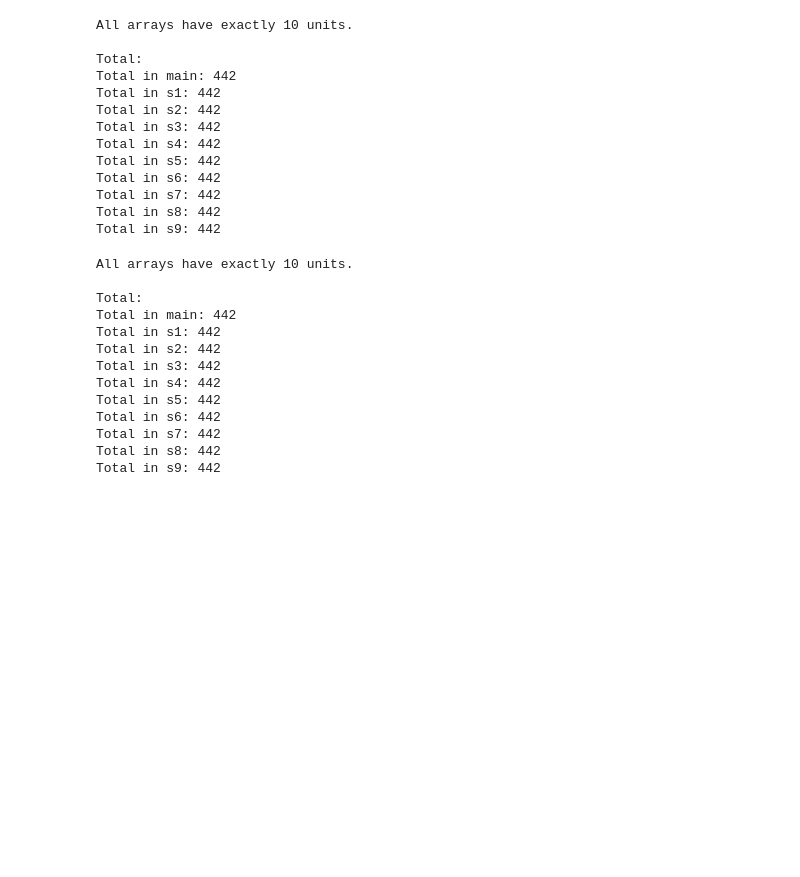
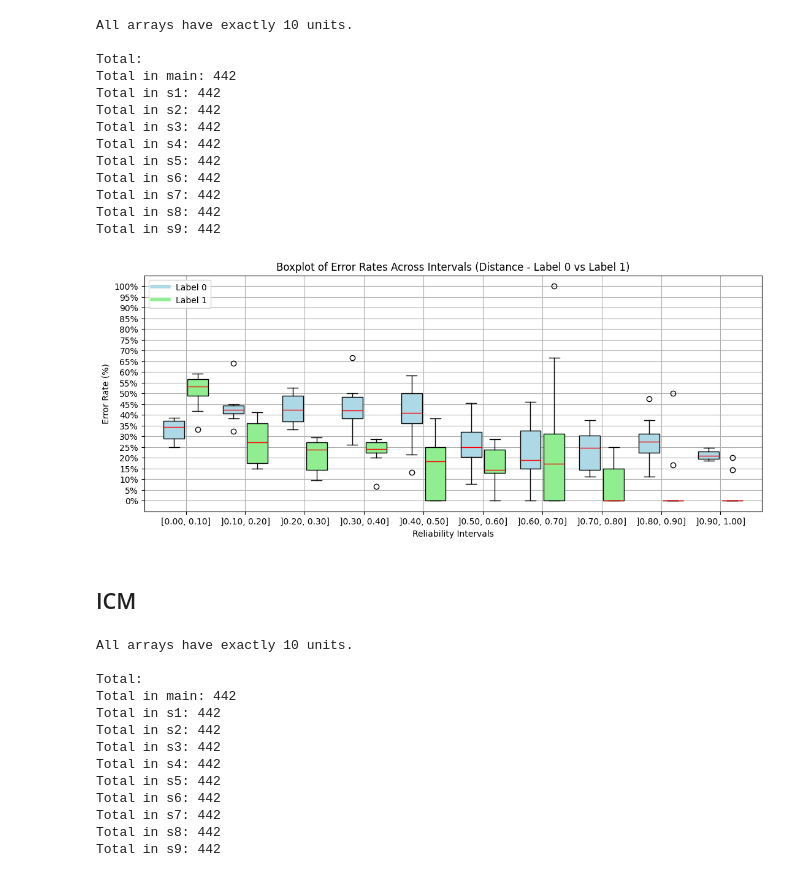
Before and after one commit to Oak10/pointwise-benchmark, a Jupyter notebook: samples_9/results.ipynb, the cells around one changed output. Drawn from its saved outputs; the diff is of its cells as text; code cells hidden in the pictures; blank space fills up the shorter version.

```diff
--- a/samples_9/results.ipynb
+++ b/samples_9/results.ipynb
@@ -201,11 +375,12 @@ Total in s9: 442
 # %%
-# distance
-
 ## main
 main_dist_correct_0 = [28, 23, 9, 8, 13, 13, 14, 7, 9, 98]
 main_dist_incorrect_0 = [11, 11, 10, 8, 2, 5, 6, 4, 3, 32]
 main_dist_correct_1 = [14, 10, 19, 13, 5, 3, 4, 3, 2, 14]
 main_dist_incorrect_1 = [18, 6, 8, 5, 2, 1, 0, 1, 0, 0]
+
+main_dist_error_0 = calculate_error_rate(main_dist_correct_0, main_dist_incorrect_0)
+main_dist_error_1 = calculate_error_rate(main_dist_correct_1, main_dist_incorrect_1)
 
 ## sample 1
 s1_dist_correct_0 = [34, 22, 9, 10, 15, 12, 11, 5, 5, 106]
@@ -213,11 +388,17 @@ s1_dist_incorrect_0 = [21, 15, 10, 4, 9, 1, 0, 2, 3, 28]
 s1_dist_correct_1 = [13, 15, 19, 10, 7, 6, 0, 7, 2, 7]
 s1_dist_incorrect_1 = [17, 8, 2, 4, 0, 1, 2, 0, 0, 0]
 
+s1_dist_error_0 = calculate_error_rate(s1_dist_correct_0, s1_dist_incorrect_0)
+s1_dist_error_1 = calculate_error_rate(s1_dist_correct_1, s1_dist_incorrect_1)
+
 ## sample 2
 s2_dist_correct_0 = [37, 22, 16, 15, 11, 9, 7, 7, 10, 108]
 s2_dist_incorrect_0 = [15, 17, 8, 9, 3, 3, 6, 2, 3, 33]
 s2_dist_correct_1 = [12, 12, 15, 9, 10, 6, 6, 3, 1, 6]
 s2_dist_incorrect_1 = [6, 3, 2, 3, 2, 1, 1, 1, 1, 1]
+
+s2_dist_error_0 = calculate_error_rate(s2_dist_correct_0, s2_dist_incorrect_0)
+s2_dist_error_1 = calculate_error_rate(s2_dist_correct_1, s2_dist_incorrect_1)
 
 ## sample 3
 s3_dist_correct_0 = [38, 16, 14, 13, 9, 5, 10, 8, 7, 101]
@@ -225,17 +406,26 @@ s3_dist_incorrect_0 = [21, 10, 9, 10, 5, 3, 2, 3, 2, 27]
 s3_dist_correct_1 = [20, 12, 11, 14, 8, 5, 4, 4, 4, 5]
 s3_dist_incorrect_1 = [20, 6, 3, 4, 5, 2, 1, 1, 0, 0]
 
+s3_dist_error_0 = calculate_error_rate(s3_dist_correct_0, s3_dist_incorrect_0)
+s3_dist_error_1 = calculate_error_rate(s3_dist_correct_1, s3_dist_incorrect_1)
+
 ## sample 4
 s4_dist_correct_0 = [44, 19, 12, 13, 5, 13, 12, 8, 10, 101]
 s4_dist_incorrect_0 = [18, 14, 7, 13, 7, 3, 2, 1, 9, 23]
 s4_dist_correct_1 = [11, 15, 14, 14, 4, 7, 2, 3, 3, 9]
 s4_dist_incorrect_1 = [15, 4, 5, 1, 0, 1, 0, 0, 0, 0]
 
+s4_dist_error_0 = calculate_error_rate(s4_dist_correct_0, s4_dist_incorrect_0)
+s4_dist_error_1 = calculate_error_rate(s4_dist_correct_1, s4_dist_incorrect_1)
+
 ## sample 5
 s5_dist_correct_0 = [38, 27, 18, 5, 9, 12, 6, 7, 8, 106]
 s5_dist_incorrect_0 = [19, 22, 15, 10, 10, 4, 4, 1, 1, 28]
 s5_dist_correct_1 = [13, 17, 8, 7, 3, 6, 3, 2, 2, 4]
 s5_dist_incorrect_1 = [16, 3, 3, 2, 1, 1, 0, 0, 0, 1]
+
+s5_dist_error_0 = calculate_error_rate(s5_dist_correct_0, s5_dist_incorrect_0)
+s5_dist_error_1 = calculate_error_rate(s5_dist_correct_1, s5_dist_incorrect_1)
 
 
 ## sample 6
@@ -244,12 +434,17 @@ s6_dist_incorrect_0 = [15, 17, 17, 7, 4, 4, 1, 2, 2, 18]
 s6_dist_correct_1 = [21, 17, 11, 8, 9, 8, 6, 5, 1, 6]
 s6_dist_incorrect_1 = [15, 3, 4, 3, 3, 2, 0, 0, 0, 0]
 
+s6_dist_error_0 = calculate_error_rate(s6_dist_correct_0, s6_dist_incorrect_0)
+s6_dist_error_1 = calculate_error_rate(s6_dist_correct_1, s6_dist_incorrect_1)
+
 ## sample 7
 s7_dist_correct_0 = [43, 26, 16, 9, 4, 6, 11, 12, 11, 92]
 s7_dist_incorrect_0 = [26, 19, 9, 7, 5, 5, 3, 3, 5, 22]
 s7_dist_correct_1 = [18, 10, 12, 10, 4, 4, 1, 5, 5, 6]
 s7_dist_incorrect_1 = [17, 7, 2, 3, 1, 0, 2, 0, 1, 0]
 
+s7_dist_error_0 = calculate_error_rate(s7_dist_correct_0, s7_dist_incorrect_0)
+s7_dist_error_1 = calculate_error_rate(s7_dist_correct_1, s7_dist_incorrect_1)
 
 ## sample 8
 s8_dist_correct_0 = [30, 9, 14, 13, 11, 12, 13, 5, 7, 119]
@@ -257,12 +452,18 @@ s8_dist_incorrect_0 = [19, 16, 12, 9, 8, 6, 2, 3, 3, 29]
 s8_dist_correct_1 = [11, 10, 17, 8, 8, 6, 2, 2, 1, 7]
 s8_dist_incorrect_1 = [16, 2, 7, 2, 0, 2, 1, 0, 0, 0]
 
+s8_dist_error_0 = calculate_error_rate(s8_dist_correct_0, s8_dist_incorrect_0)
+s8_dist_error_1 = calculate_error_rate(s8_dist_correct_1, s8_dist_incorrect_1)
+
 
 ## sample 9
 s9_dist_correct_0 = [34, 21, 15, 13, 7, 16, 10, 9, 9, 96]
 s9_dist_incorrect_0 = [19, 17, 9, 9, 5, 4, 5, 4, 4, 30]
 s9_dist_correct_1 = [18, 14, 12, 8, 7, 3, 3, 4, 2, 2]
 s9_dist_incorrect_1 = [19, 8, 2, 3, 0, 0, 1, 0, 0, 0]
+
+s9_dist_error_0 = calculate_error_rate(s9_dist_correct_0, s9_dist_incorrect_0)
+s9_dist_error_1 = calculate_error_rate(s9_dist_correct_1, s9_dist_incorrect_1)
 # %%
 all_ten_units = True
 for sample in samples:
@@ -297,6 +498,24 @@ Total in s6: 442
 Total in s7: 442
 Total in s8: 442
 Total in s9: 442
+# %%
+# Label 0
+all_intervals_error_0 = list(zip(
+    main_dist_error_0, s1_dist_error_0, s2_dist_error_0, s3_dist_error_0,
+    s4_dist_error_0, s5_dist_error_0, s6_dist_error_0, s7_dist_error_0,
+    s8_dist_error_0, s9_dist_error_0))
+
+# Label 1
+all_intervals_error_1 = list(zip(
+    main_dist_error_1, s1_dist_error_1, s2_dist_error_1, s3_dist_error_1,
+    s4_dist_error_1, s5_dist_error_1, s6_dist_error_1, s7_dist_error_1,
+    s8_dist_error_1, s9_dist_error_1))
+
+plot_boxplot_intervals_error_rate(all_intervals_error_0, all_intervals_error_1, "Distance")
+# %% [output]
+[figure, added]
+# %% [markdown]
+## ICM
 # %%
 # icm
 
```
Also changed, not shown: parts of 15 cells of this notebook.
